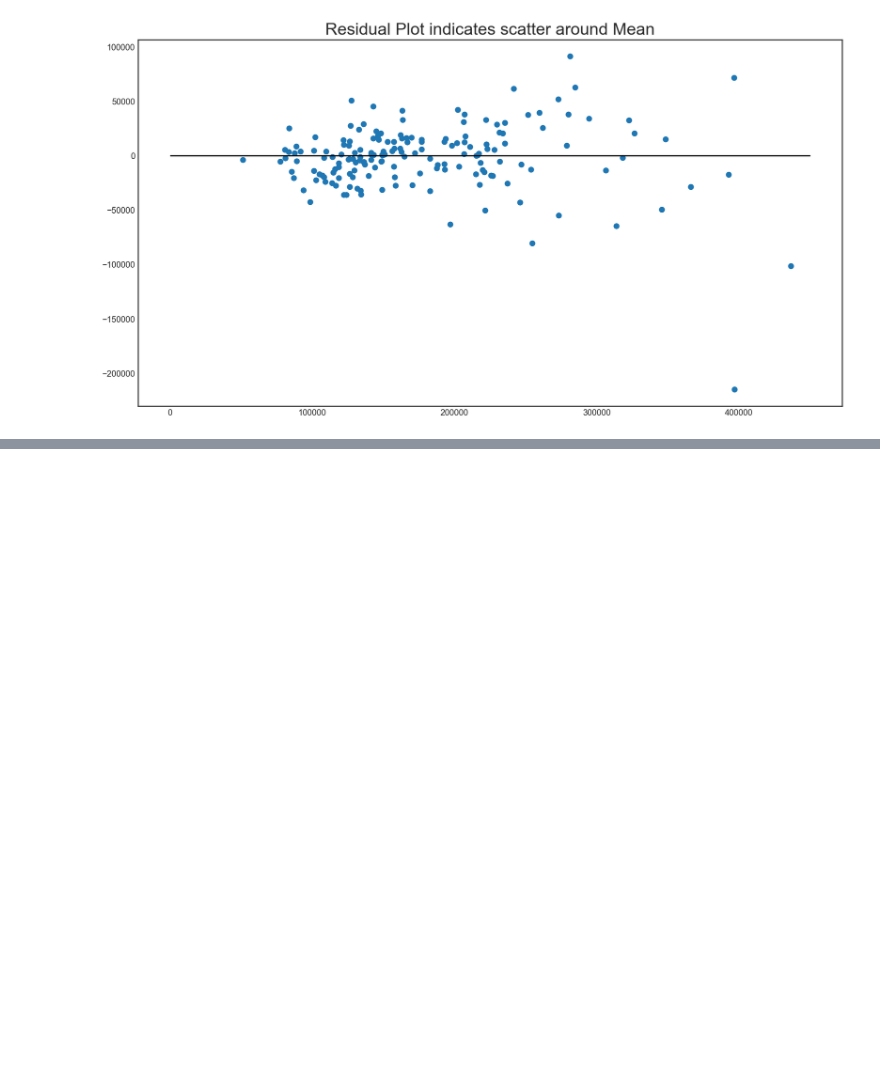
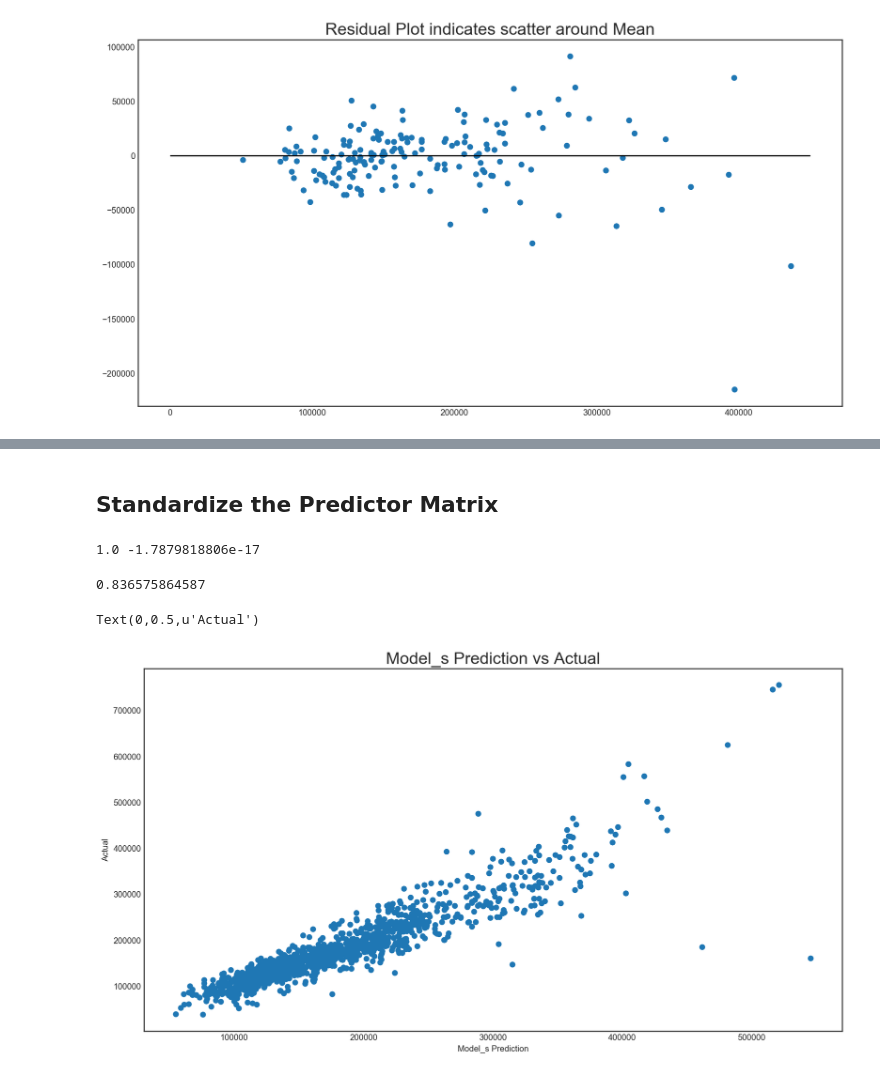
Before and after one commit to prickofdeath/ames_housing_data, a Jupyter notebook: project3_2.ipynb, the cells around one changed output, grey strips where cells are left out. Drawn from its saved outputs; the diff is of its cells as text; code cells hidden in the pictures; blank space fills up the shorter version.

```diff
--- a/project3_2.ipynb
+++ b/project3_2.ipynb
@@ -89,7 +116,7 @@ Text(0.5,1,u'Identifying Price Drivers')
 #house['yrsold'].unique()
 # %%
 # drop multiple columns
-house.drop(['Unnamed: 0','mssubclass', 'mszoning','street','lotshape','landcontour','utilities','landslope','condition1','condition2',
+house.drop(['mssubclass', 'mszoning','street','lotshape','landcontour','utilities','landslope','condition1','condition2',
             'overallqual','overallcond','yearbuilt','yearremodadd','roofstyle','roofmatl','exterior1st','exterior2nd',
             'exterqual','extercond','foundation','bsmtcond','bsmtexposure','bsmtfintype1','bsmtfinsf1','bsmtfintype2',
             'bsmtfinsf2','bsmtunfsf','heating','heatingqc','centralair','electrical','lowqualfinsf','bsmtfullbath',
@@ -301,0 +341,30 @@ The impact of the US Housing crisis should be considered with respect to the mod
+# %% [markdown]
+## Standardize the Predictor Matrix
+# %%
+# standardize the predictor matrix
+
+from sklearn.preprocessing import StandardScaler
+
+ss = StandardScaler()
+Xs = ss.fit_transform(X)
+
+print Xs.std(), Xs.mean()
+# %% [output]
+1.0 -1.7879818806e-17
+# %%
+lm_s = linear_model.LinearRegression()
+model_s = lm.fit(Xs,y)
+
+predict_s = model.predict(Xs)
+score_s = model.score(Xs,y)
+print score_s
+
+plt.figure(figsize=(15,8))
+plt.scatter(predict_s, y)
+plt.title('Model_s Prediction vs Actual', fontsize=20)
+plt.xlabel ('Model_s Prediction')
+plt.ylabel ('Actual')
+# %% [output]
+0.836575864587
+Text(0,0.5,u'Actual')
+[figure, added]
```
Also changed, not shown: parts of 10 cells of this notebook, 3 other files.
